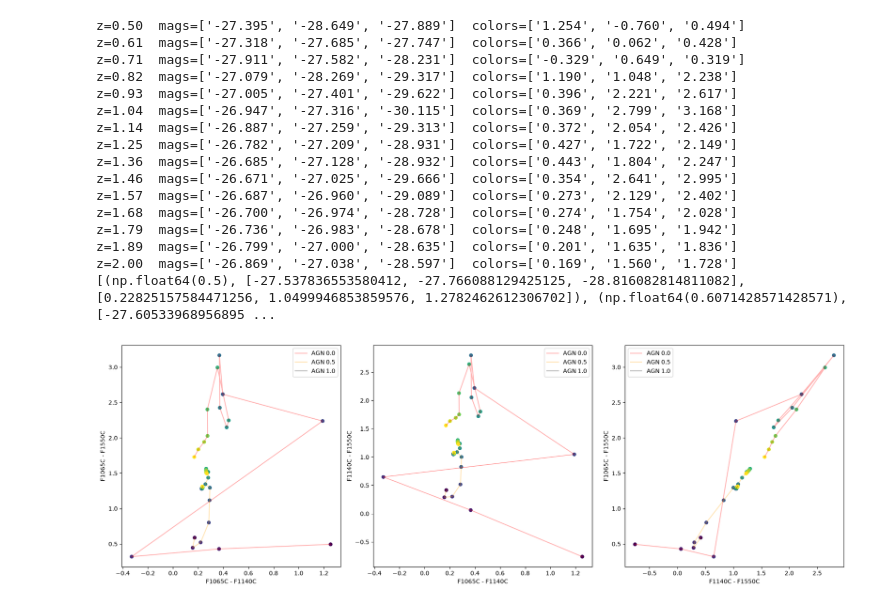
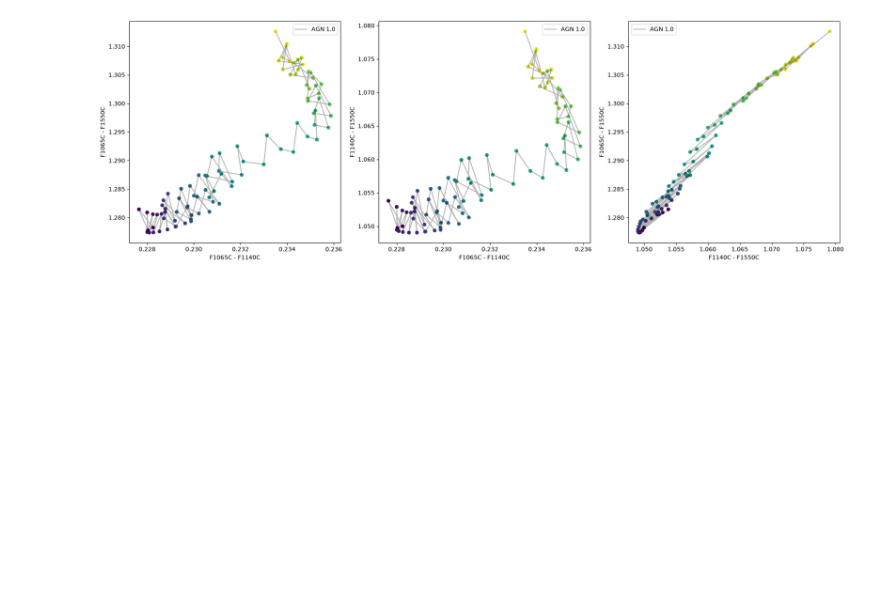
Before and after one commit to mitchell-foote/dwarfhunt, a Jupyter notebook: michelson-repro/michelson-galaxy-graph.ipynb, the cells around one changed output. Drawn from its saved outputs; the diff is of its cells as text; code cells hidden in the pictures; blank space fills up the shorter version.

```diff
--- a/michelson-repro/michelson-galaxy-graph.ipynb
+++ b/michelson-repro/michelson-galaxy-graph.ipynb
@@ -49,7 +49,7 @@ def synth_mags(wavelength, flux, filter_names):
 
 def get_full_redshift_mag_loop(file):
     data = load_swire_data(file)
-    redshift_values = np.linspace(0.5, 2, 15)
+    redshift_values = np.linspace(0.5, 2, 90)
     full_mag_data = []
     for z in redshift_values:
         red_data = redshift_data(data[0], data[1], z)
@@ -70,76 +70,37 @@ def get_color_color_data(mag_array):
     Returns:
     - color_color_data: array of color-color data in the order [F1065C-F1140C, F1140C-F1550C]
     """
     color_color_data = [
         mag_array[0] - mag_array[1], # F1065C - F1140C
         mag_array[1] - mag_array[2], # F1140C - F1550C
         mag_array[0] - mag_array[2]] # F1065C - F1550C
     return color_color_data
 
 def plot_color_color(data, title, ax, color, x_idx, y_idx, x_label, y_label):
     z_values = [item[0] for item in data]
     color_color_data = [item[2] for item in data]
     x = [item[x_idx] for item in color_color_data]
     y = [item[y_idx] for item in color_color_data]
     sc = ax.scatter(x, y, c=z_values, cmap='viridis', s=30)
     ax.plot(x, y, color=color, alpha=0.3, label=title)
     ax.set_xlabel(x_label); ax.set_ylabel(y_label); ax.legend()
 
 ngc6090_data = get_full_redshift_mag_loop('./galaxy-data/swire-library/N6090_template_norm.sed') #AGN 0.0
-for z, mags, colors in ngc6090_data:
-    print(f"z={z:.2f}  mags={[f'{m:.3f}' for m in mags]}  colors={[f'{c:.3f}' for c in colors]}")
 
 mrk231_data = get_full_redshift_mag_loop('./galaxy-data/swire-library/Mrk231_template_norm.sed') #AGN 0.5
 QSO1_data = get_full_redshift_mag_loop('./galaxy-data/swire-library/QSO1_template_norm.sed') #AGN 1.0
-print(QSO1_data)
 # Build three sub color-color graphs. First graph: 1065 - 1140(x) vs 1065 - 1550(y). Second graph 1065 - 1140 (x) vs 1140 - 1550(y). Third graph: 1065 - 1550 (y) vs 1140 - 1550 (x)
 fig, ax = plt.subplots(1, 3, figsize=(18, 6))
-plot_color_color(ngc6090_data, 'AGN 0.0', ax[0], 'red', 0, 2, 'F1065C - F1140C', 'F1065C - F1550C')
-plot_color_color(mrk231_data, 'AGN 0.5', ax[0], 'orange', 0, 2, 'F1065C - F1140C', 'F1065C - F1550C')
+# plot_color_color(ngc6090_data, 'AGN 0.0', ax[0], 'red', 0, 2, 'F1065C - F1140C', 'F1065C - F1550C')
+# plot_color_color(mrk231_data, 'AGN 0.5', ax[0], 'orange', 0, 2, 'F1065C - F1140C', 'F1065C - F1550C')
 plot_color_color(QSO1_data, 'AGN 1.0', ax[0], 'black', 0, 2, 'F1065C - F1140C', 'F1065C - F1550C')
-plot_color_color(ngc6090_data, 'AGN 0.0', ax[1], 'red', 0, 1, 'F1065C - F1140C', 'F1140C - F1550C')
-plot_color_color(mrk231_data, 'AGN 0.5', ax[1], 'orange', 0, 1, 'F1065C - F1140C', 'F1140C - F1550C')
+# plot_color_color(ngc6090_data, 'AGN 0.0', ax[1], 'red', 0, 1, 'F1065C - F1140C', 'F1140C - F1550C')
+# plot_color_color(mrk231_data, 'AGN 0.5', ax[1], 'orange', 0, 1, 'F1065C - F1140C', 'F1140C - F1550C')
 plot_color_color(QSO1_data, 'AGN 1.0', ax[1], 'black', 0, 1, 'F1065C - F1140C', 'F1140C - F1550C')
-plot_color_color(ngc6090_data, 'AGN 0.0', ax[2], 'red', 1, 2, 'F1140C - F1550C', 'F1065C - F1550C')
-plot_color_color(mrk231_data, 'AGN 0.5', ax[2], 'orange', 1, 2, 'F1140C - F1550C', 'F1065C - F1550C')
+# plot_color_color(ngc6090_data, 'AGN 0.0', ax[2], 'red', 1, 2, 'F1140C - F1550C', 'F1065C - F1550C')
+# plot_color_color(mrk231_data, 'AGN 0.5', ax[2], 'orange', 1, 2, 'F1140C - F1550C', 'F1065C - F1550C')
 plot_color_color(QSO1_data, 'AGN 1.0', ax[2], 'black', 1, 2, 'F1140C - F1550C', 'F1065C - F1550C')
 
 plt.tight_layout()
-
-
-
-
-
-# data = load_swire_data('./galaxy-data/swire-library/Mrk231_template_norm.sed')
-# #red_data = redshift_data(data[0], data[1], 1.0)  # Example redshift of 1.0
-# mag_data = synth_mags(data[0], data[1], ["JWST/MIRI.F1065C", "JWST/MIRI.F1140C", "JWST/MIRI.F1550C"])
-# print(mag_data)
-# fig, ax = plt.subplots()
-# ax.plot(data[0], data[1], label='Original SWIRE Data', color='blue')
-# ax.scatter([10.65], [0], label='JWST/MIRI.F1065C', color='orange')
-# ax.scatter([11.40], [0], label='JWST/MIRI.F1140C', color='green')
-# ax.scatter([15.50], [0], label='JWST/MIRI.F1550C', color='red')
-# # #ax.plot(red_data[0], red_data[1] * red_data[0], label='Redshifted Data (z=1.0)', color='red', linestyle='--')
-# ax.set_xlabel('Wavelength (microns)')
-# # ax.set_ylabel('Flux (vFv) (erg / cm^2 / s)')
-# ax.set_xscale('log')
-# ax.set_yscale('log')
-# print(data)
 # %% [output]
-z=0.50  mags=['-27.395', '-28.649', '-27.889']  colors=['1.254', '-0.760', '0.494']
-z=0.61  mags=['-27.318', '-27.685', '-27.747']  colors=['0.366', '0.062', '0.428']
-z=0.71  mags=['-27.911', '-27.582', '-28.231']  colors=['-0.329', '0.649', '0.319']
-z=0.82  mags=['-27.079', '-28.269', '-29.317']  colors=['1.190', '1.048', '2.238']
-z=0.93  mags=['-27.005', '-27.401', '-29.622']  colors=['0.396', '2.221', '2.617']
-z=1.04  mags=['-26.947', '-27.316', '-30.115']  colors=['0.369', '2.799', '3.168']
-z=1.14  mags=['-26.887', '-27.259', '-29.313']  colors=['0.372', '2.054', '2.426']
-z=1.25  mags=['-26.782', '-27.209', '-28.931']  colors=['0.427', '1.722', '2.149']
-z=1.36  mags=['-26.685', '-27.128', '-28.932']  colors=['0.443', '1.804', '2.247']
-z=1.46  mags=['-26.671', '-27.025', '-29.666']  colors=['0.354', '2.641', '2.995']
-z=1.57  mags=['-26.687', '-26.960', '-29.089']  colors=['0.273', '2.129', '2.402']
-z=1.68  mags=['-26.700', '-26.974', '-28.728']  colors=['0.274', '1.754', '2.028']
-z=1.79  mags=['-26.736', '-26.983', '-28.678']  colors=['0.248', '1.695', '1.942']
-z=1.89  mags=['-26.799', '-27.000', '-28.635']  colors=['0.201', '1.635', '1.836']
-z=2.00  mags=['-26.869', '-27.038', '-28.597']  colors=['0.169', '1.560', '1.728']
-[(np.float64(0.5), [-27.537836553580412, -27.766088129425125, -28.816082814811082], [0.22825157584471256, 1.0499946853859576, 1.2782462612306702]), (np.float64(0.6071428571428571), [-27.60533968956895 ...
-[figure, old version]
+[figure, new version]
```
Also changed, not shown: 11 other files.
